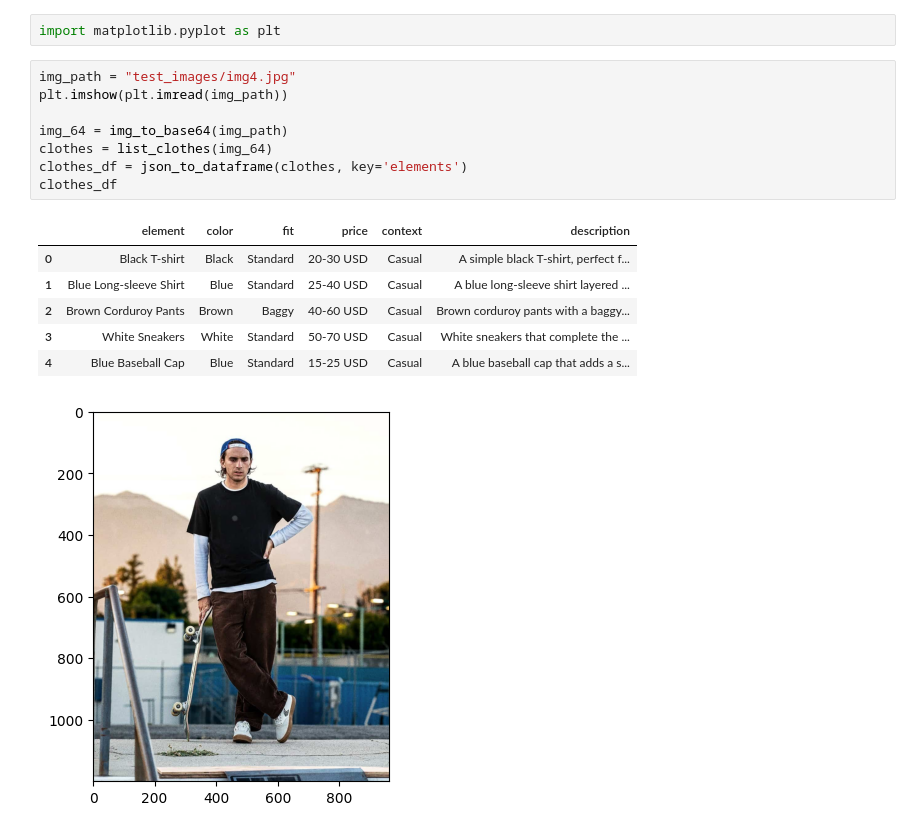
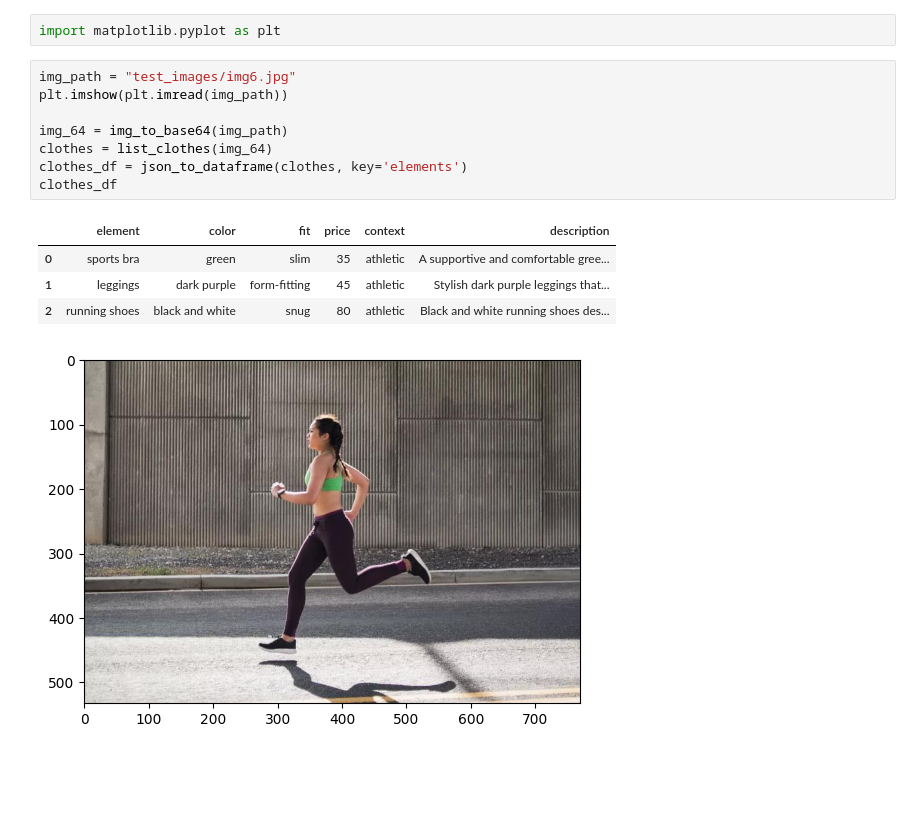
Before and after one commit to Kewij/RetailX7, a Jupyter notebook: src/pixtral/pixtral_dev.ipynb, the cells around one changed output. Cells and saved outputs as stored; diff of their text form; blank space fills up the shorter version.

```diff
--- a/src/pixtral/pixtral_dev.ipynb
+++ b/src/pixtral/pixtral_dev.ipynb
@@ -184,19 +213,17 @@ def recommend_from_wardrobe(wardrobe, element = empty_element):
 # %%
 import matplotlib.pyplot as plt
 # %%
-img_path = "test_images/img4.jpg"
+img_path = "test_images/img6.jpg"
 plt.imshow(plt.imread(img_path))
 
 img_64 = img_to_base64(img_path)
 clothes = list_clothes(img_64)
 clothes_df = json_to_dataframe(clothes, key='elements')
 clothes_df
 # %% [output]
 |  | element | color | fit | price | context | description |
-| 0 | Black T-shirt | Black | Standard | 20-30 USD | Casual | A simple black T-shirt, perfect f... |
-| 1 | Blue Long-sleeve Shirt | Blue | Standard | 25-40 USD | Casual | A blue long-sleeve shirt layered ... |
-| 2 | Brown Corduroy Pants | Brown | Baggy | 40-60 USD | Casual | Brown corduroy pants with a baggy... |
-| 3 | White Sneakers | White | Standard | 50-70 USD | Casual | White sneakers that complete the ... |
-| 4 | Blue Baseball Cap | Blue | Standard | 15-25 USD | Casual | A blue baseball cap that adds a s... |
+| 0 | sports bra | green | slim | 35 | athletic | A supportive and comfortable gree... |
+| 1 | leggings | dark purple | form-fitting | 45 | athletic | Stylish dark purple leggings that... |
+| 2 | running shoes | black and white | snug | 80 | athletic | Black and white running shoes des... |
-[figure, old version]
+[figure, new version]
 # %%
```
Also changed, not shown: parts of 3 cells of this notebook, 2 other files.
